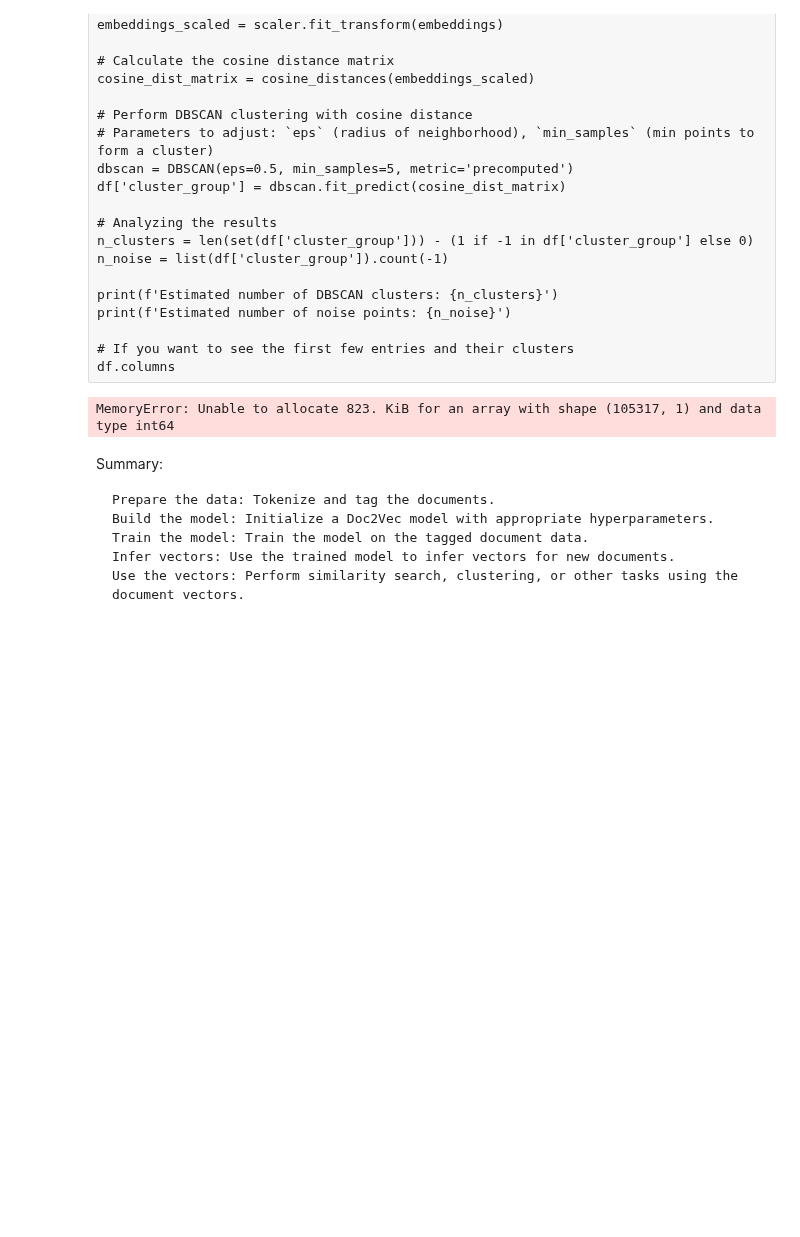
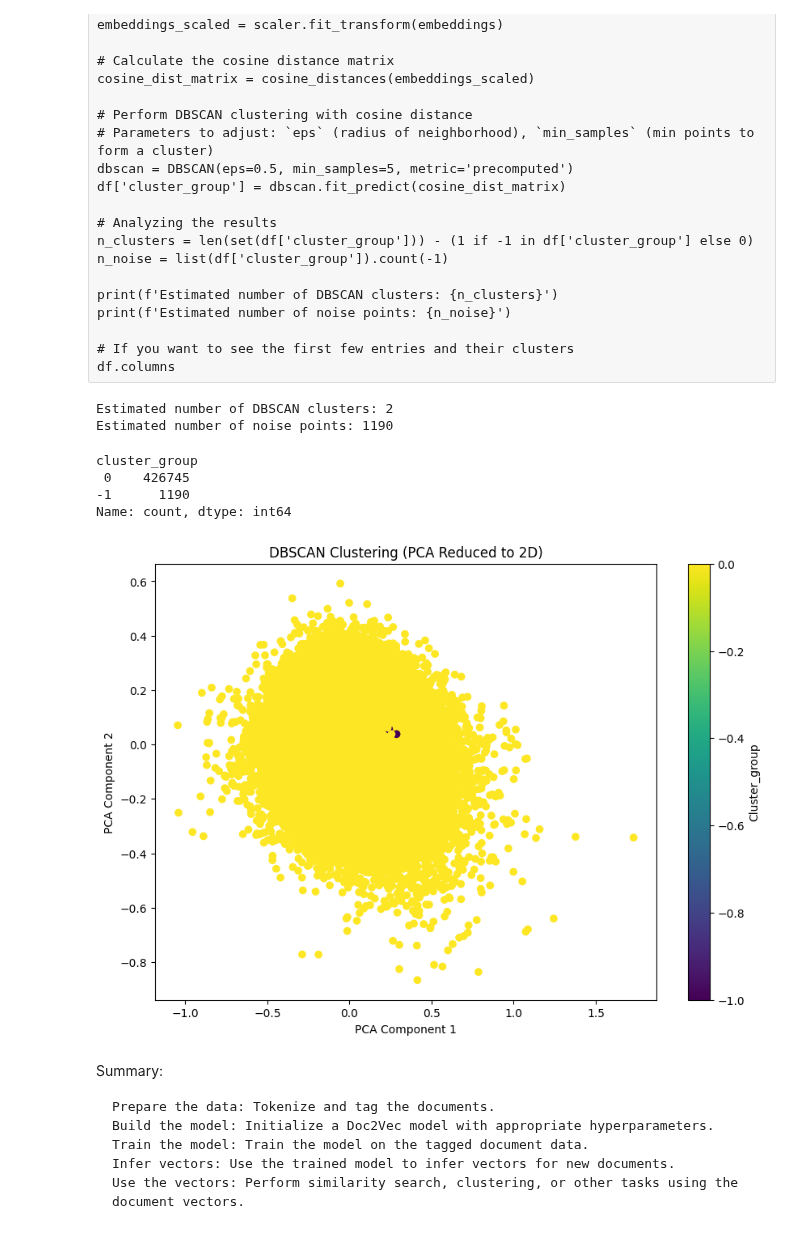
Before and after one commit to davidcsisk/vector-search-with-security-logs, a Jupyter notebook: train-doc2vec-embedding-model_DNS-log-data.ipynb, the cells around one changed output. Saved outputs shown, nothing was run; the diff lists cells and outputs as text; code cells hidden in the pictures; blank space fills up the shorter version.

Commit message:
More work on clustering, not quite there yet...

```diff
--- a/train-doc2vec-embedding-model_DNS-log-data.ipynb
+++ b/train-doc2vec-embedding-model_DNS-log-data.ipynb
@@ -198,7 +198,7 @@ from sklearn.cluster import DBSCAN
 #embeddings = df['embedding'].tolist()
 
 # Train the DBSCAN clustering model
-dbscan_model = DBSCAN(eps=0.25, min_samples=50, metric='cosine')
+dbscan_model = DBSCAN(eps=0.10, min_samples=50, metric='cosine')
 #clusters = dbscan_model.fit_predict(embeddings)
 clusters = dbscan_model.fit_predict(doc_vectors)
 
@@ -212,7 +212,35 @@ n_noise = list(df['cluster_group']).count(-1)
 print(f'Estimated number of DBSCAN clusters: {n_clusters}')
 print(f'Estimated number of noise points: {n_noise}')
 # %% [output]
-MemoryError: Unable to allocate 823. KiB for an array with shape (105317, 1) and data type int64
+Estimated number of DBSCAN clusters: 2
+Estimated number of noise points: 1190
+# %%
+# We hope to see cluster group counts in the ballpark of 950 and 50
+df['cluster_group'].value_counts()
+# %% [output]
+cluster_group
+ 0    426745
+-1      1190
+Name: count, dtype: int64
+# %%
+# Plot the results after applying PCA
+from sklearn.decomposition import PCA
+import matplotlib.pyplot as plt
+
+# Reduce the embeddings to 2 dimensions using PCA
+pca = PCA(n_components=2)
+reduced_embeddings = pca.fit_transform(doc_vectors)
+
+# Plot
+plt.figure(figsize=(10, 7))
+scatter = plt.scatter(reduced_embeddings[:, 0], reduced_embeddings[:, 1], c=df['cluster_group'], cmap='viridis', marker='o')
+plt.title('DBSCAN Clustering (PCA Reduced to 2D)')
+plt.xlabel('PCA Component 1')
+plt.ylabel('PCA Component 2')
+plt.colorbar(scatter, label='Cluster_group')
+plt.show()
+# %% [output]
+[figure, added]
 # %% [markdown]
 Summary:
 
```
